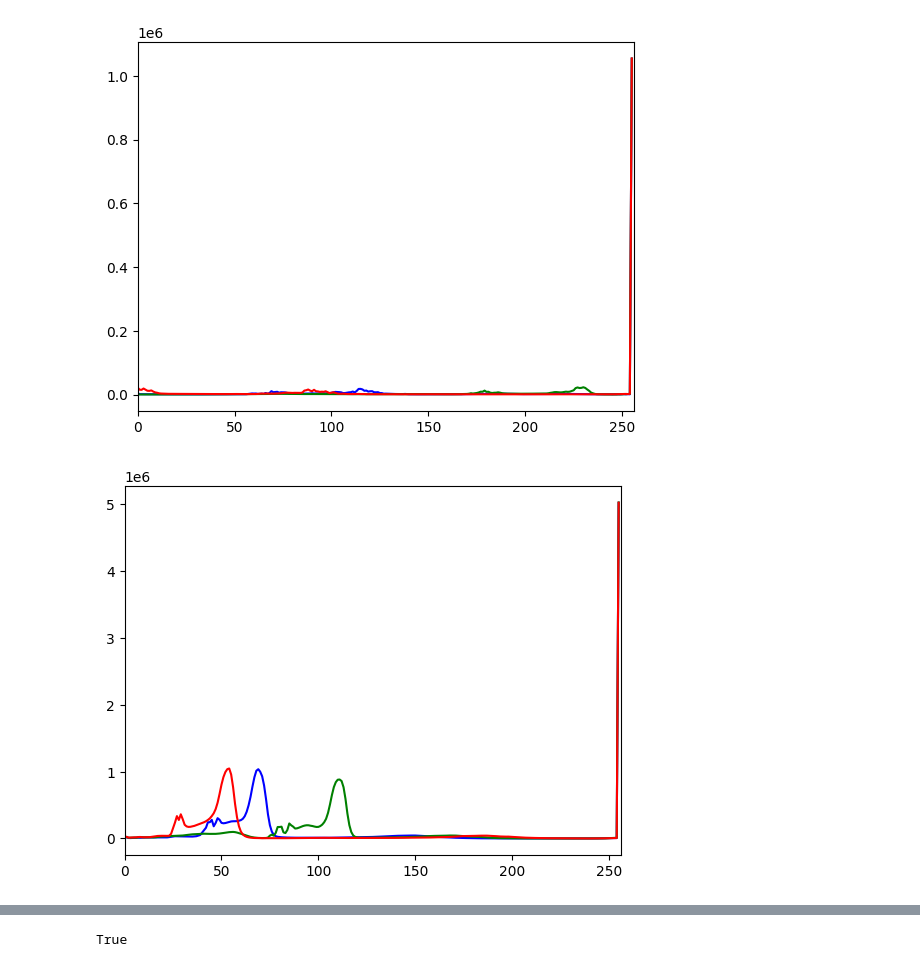
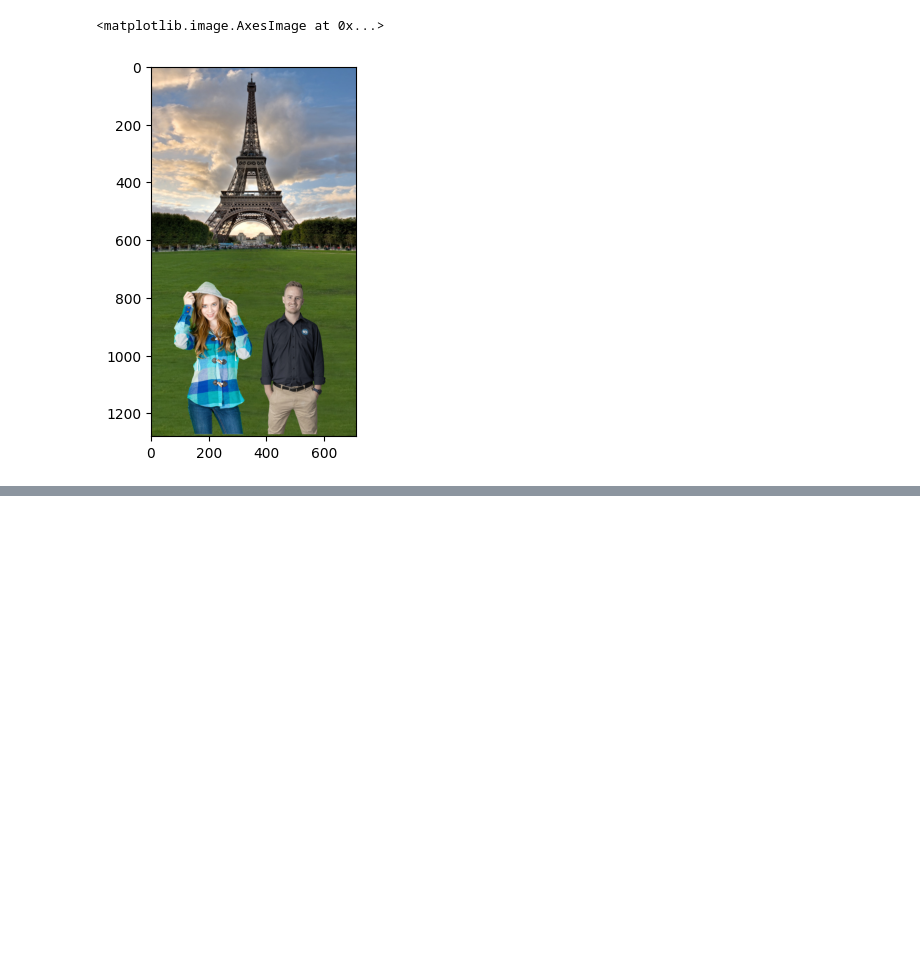
Before and after one commit to MatthewBradon/ImageProcessingUniversity, a Jupyter notebook: C21380786_Assignment2.ipynb, the cells around one changed output, grey strips where cells are left out. Cells and saved outputs as stored; diff of their text form; code cells hidden in the pictures; blank space fills up the shorter version.

```diff
--- a/C21380786_Assignment2.ipynb
+++ b/C21380786_Assignment2.ipynb
@@ -121,28 +121,14 @@ def process_image(BG: np.ndarray, I1: np.ndarray, I2: np.ndarray) -> np.ndarray:
 
         return cv2.cvtColor(enhanced_lab, cv2.COLOR_LAB2BGR)
 
-    def showHistogram(img):
-        colors = ('b', 'g', 'r')
-        for i, color in enumerate(colors):
-            hist = cv2.calcHist([img], [i], None, [256], [0, 256])
-            plt.plot(hist, color=color)
-            plt.xlim([0, 256])
-        plt.show()
-
-
 
     transparent_I1 = extractTransparentPerson(I1)
     transparent_I2 = extractTransparentPerson(I2)
 
 
-    showHistogram(I1)
-    showHistogram(I2)
-
     enhanced_I1 = enhanceImage(I1)
     enhanced_I2 = enhanceImage(I2)
 
-    showHistogram(enhanced_I1)
-    showHistogram(enhanced_I2)
 
 
     bg_h, bg_w = BG.shape[:2]
@@ -166,36 +152,32 @@ def process_image(BG: np.ndarray, I1: np.ndarray, I2: np.ndarray) -> np.ndarray:
     y_offset2 = bg_h - resized_I2.shape[0] - padding_y
     x_offset1 = padding_x
     x_offset2 = bg_w - resized_I2.shape[1] - padding_x
 
     for c in range(3):
         BG[y_offset1:y_offset1+resized_I1.shape[0], x_offset1:x_offset1+resized_I1.shape[1], c] = \
             BG[y_offset1:y_offset1+resized_I1.shape[0], x_offset1:x_offset1+resized_I1.shape[1], c] * \
             (1 - resized_I1[:, :, 3] / 255.0) + resized_I1[:, :, c] * (resized_I1[:, :, 3] / 255.0)
 
     for c in range(3):
         BG[y_offset2:y_offset2+resized_I2.shape[0], x_offset2:x_offset2+resized_I2.shape[1], c] = \
             BG[y_offset2:y_offset2+resized_I2.shape[0], x_offset2:x_offset2+resized_I2.shape[1], c] * \
             (1 - resized_I2[:, :, 3] / 255.0) + resized_I2[:, :, c] * (resized_I2[:, :, 3] / 255.0)
 
     BG = cv2.cvtColor(BG, cv2.COLOR_BGRA2RGB)
 
     return BG
 
 # Please DO NOT change any of the code below. All modifications to this template should
 # occur inside the **process_image** function
 
 
 BG = cv2.imread('./background.jpg')
 I1 = cv2.imread('./person1.jpg')
 I2 = cv2.imread('./person2.jpg')
 
 merged = process_image(BG, I1, I2)
 
 plt.imshow(merged)
-
-
-# Write the output image
-cv2.imwrite('./output.png', cv2.cvtColor(merged, cv2.COLOR_RGB2BGR))
 # %% [output]
+<matplotlib.image.AxesImage at 0x...>
-[figure, old version]
+[figure, new version]
-[figure, removed]
@@ -204 +183,0 @@ cv2.imwrite('./output.png', cv2.cvtColor(merged, cv2.COLOR_RGB2BGR))
-True
```
Also changed, not shown: parts of 1 cell of this notebook, 5 other files.
